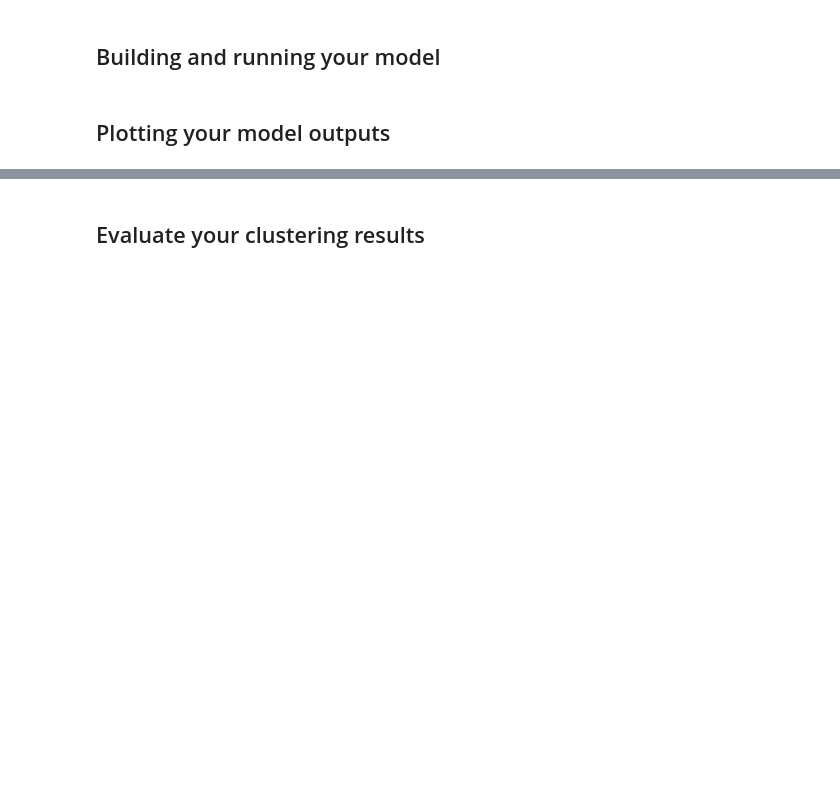
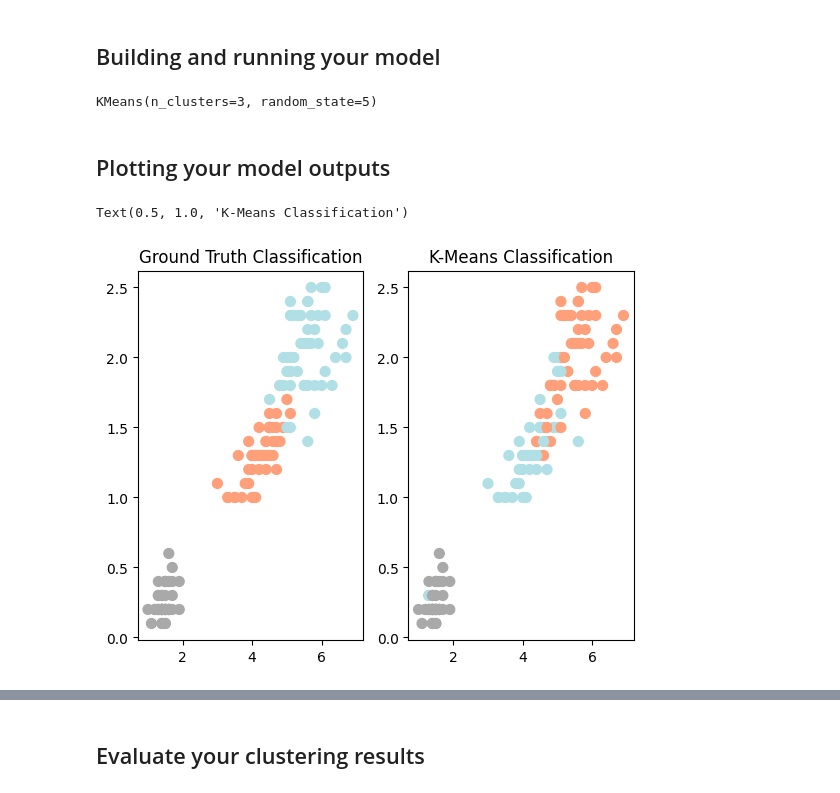
Before and after one commit to LinkedInLearning/python-for-data-science-and-machine-learning-essential-training-part-2-3016934, a Jupyter notebook: notebooks/03_01_b.ipynb, the cells around one changed output, grey strips where cells are left out. Cells and saved outputs as stored; diff of their text form; code cells hidden in the pictures; blank space fills up the shorter version.

```diff
--- a/notebooks/03_01_b.ipynb
+++ b/notebooks/03_01_b.ipynb
@@ -20,0 +24,7 @@ plt.figure(figsize=(7,4))
+# %%
+iris = datasets.load_iris()
+
+X = scale(iris.data)
+y = pd.DataFrame(iris.target)
+variable_names = iris.feature_names
+X[0:10]
@@ -21,4 +42,28 @@ plt.figure(figsize=(7,4))
 # %% [markdown]
 ## Building and running your model
+# %%
+clustering = KMeans(n_clusters=3, random_state=5)
+clustering.fit(X)
+# %% [output]
+KMeans(n_clusters=3, random_state=5)
 # %% [markdown]
 ## Plotting your model outputs
+# %%
+iris_df = pd.DataFrame(iris.data)
+iris_df.columns = ['Sepal_Length','Sepal_width','Petal_Length','Petal_Width']
+y.columns = ['Targets']
+# %%
+color_theme = np.array(['darkgray','lightsalmon','powderblue'])
+
+plt.subplot(1,2,1)
+
+plt.scatter(x=iris_df.Petal_Length, y=iris_df.Petal_Width, c=color_theme[iris.target], s=50)
+plt.title('Ground Truth Classification')
+
+plt.subplot(1,2,2)
+
+plt.scatter(x=iris_df.Petal_Length, y=iris_df.Petal_Width, c=color_theme[clustering.labels_], s=50)
+plt.title('K-Means Classification')
+# %% [output]
+Text(0.5, 1.0, 'K-Means Classification')
+[figure, added]
```
Also changed, not shown: parts of 4 cells of this notebook.
